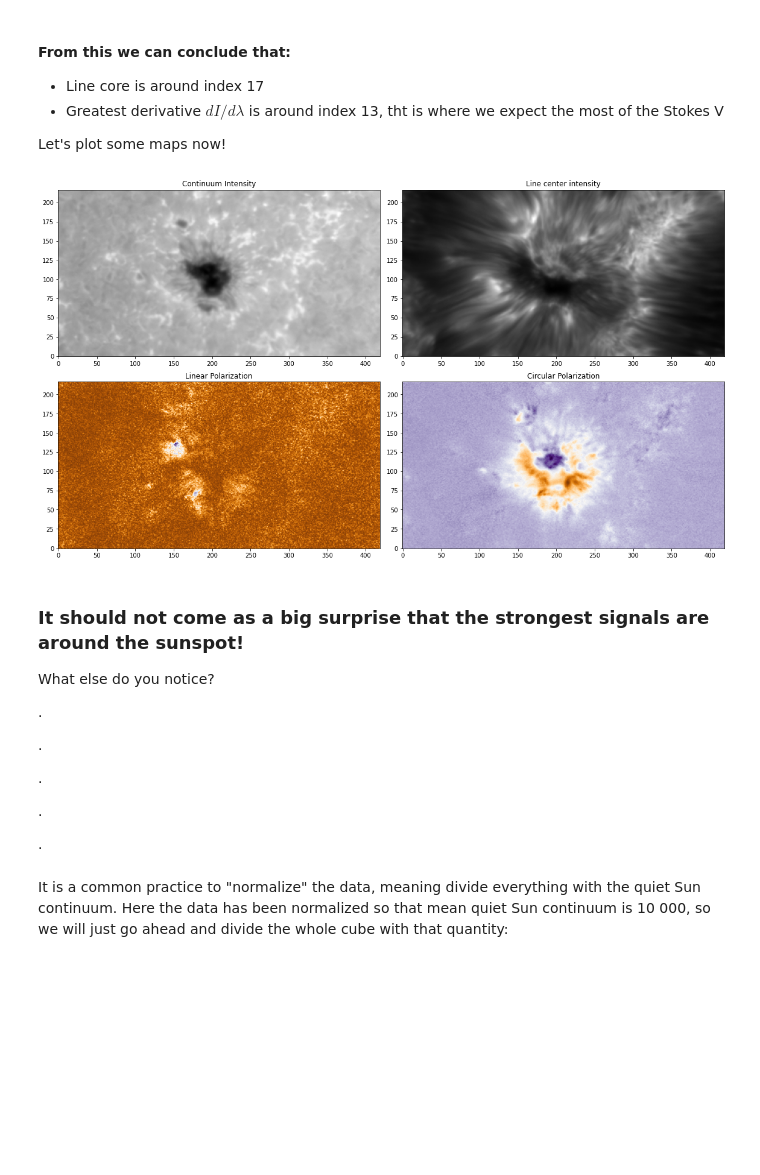
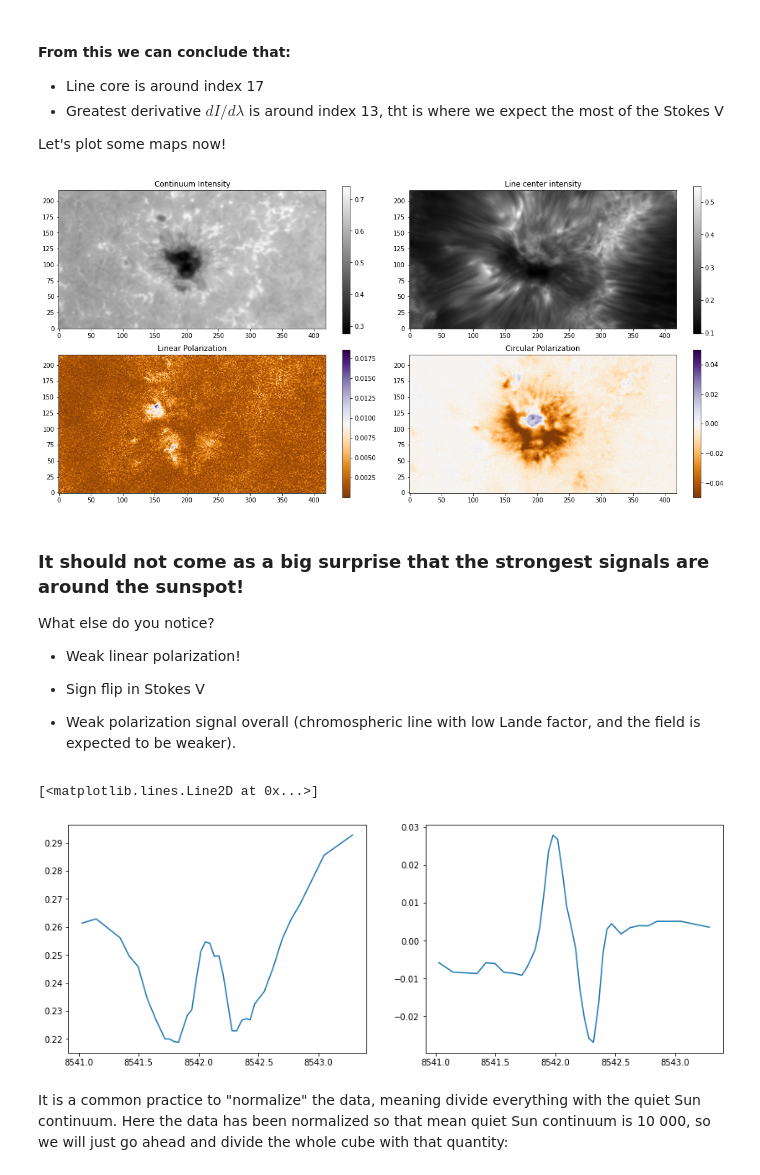
Before and after one commit to ivanzmilic/dkist_workshop_4, a Jupyter notebook: IBIS/IBIS_polarimetric_diagnostic.ipynb, the cells around one changed output. Drawn from its saved outputs; the diff is of its cells as text; code cells hidden in the pictures; blank space fills up the shorter version.

```diff
--- a/IBIS/IBIS_polarimetric_diagnostic.ipynb
+++ b/IBIS/IBIS_polarimetric_diagnostic.ipynb
@@ -70,38 +70,53 @@ plt.tight_layout()
 - Greatest derivative $dI/d\lambda$ is around index 13, tht is where we expect the most of the Stokes V
 
 Let's plot some maps now!
+# %%
+# Now let's normalize before the plotting:
+cube_ca /= 1E4
 # %%
-plt.figure(figsize=[16,9])
+plt.figure(figsize=[16,7.5])
 plt.subplot(221)
 plt.imshow(cube_ca[:,:,0,-1].T,origin='lower',cmap='gray')
+plt.colorbar()
 plt.title("Continuum Intensity")
 plt.subplot(222)
 plt.imshow(cube_ca[:,:,0,17].T,origin='lower',cmap='gray')
+plt.colorbar()
 plt.title("Line center intensity")
 plt.subplot(223)
 linpol = (cube_ca[:,:,1,13]**2.0+cube_ca[:,:,2,17]**2.0)**0.5
 plt.imshow(linpol.T,origin='lower',cmap='PuOr')
 plt.title("Linear Polarization")
+plt.colorbar()
 plt.subplot(224)
-plt.imshow(cube_ca[:,:,3,13].T,origin='lower',cmap='PuOr')
+plt.imshow(cube_ca[:,:,3,13].T,origin='lower',cmap='PuOr',vmin=-0.05,vmax=0.05)
 plt.title("Circular Polarization")
+plt.colorbar()
 plt.tight_layout()
 # %% [output]
-[figure, old version]
+[figure, new version]
 # %% [markdown]
 ### It should not come as a big surprise that the strongest signals are around the sunspot!
 
 What else do you notice?
 
-.
 
-.
+- Weak linear polarization!
 
-.
+- Sign flip in Stokes V
 
-.
-
-.
+- Weak polarization signal overall (chromospheric line with low Lande factor, and the field is expected to be weaker).
+# %%
+# Let's plot one of the pixels with the "flipped" Stokes V to see what is going on!
+
+plt.figure(figsize=[14,5])
+plt.subplot(121)
+plt.plot(ll_ca,cube_ca[200,110,0,:])
+plt.subplot(122)
+plt.plot(ll_ca,cube_ca[200,110,3,:])
+# %% [output]
+[<matplotlib.lines.Line2D at 0x...>]
+[figure, added]
 # %% [markdown]
 It is a common practice to "normalize" the data, meaning divide everything with the quiet Sun continuum. Here the data has been normalized so that mean quiet Sun continuum is 10 000, so we will just go ahead and divide the whole cube with that quantity:
 # %%
```
Also changed, not shown: parts of 22 cells of this notebook.
